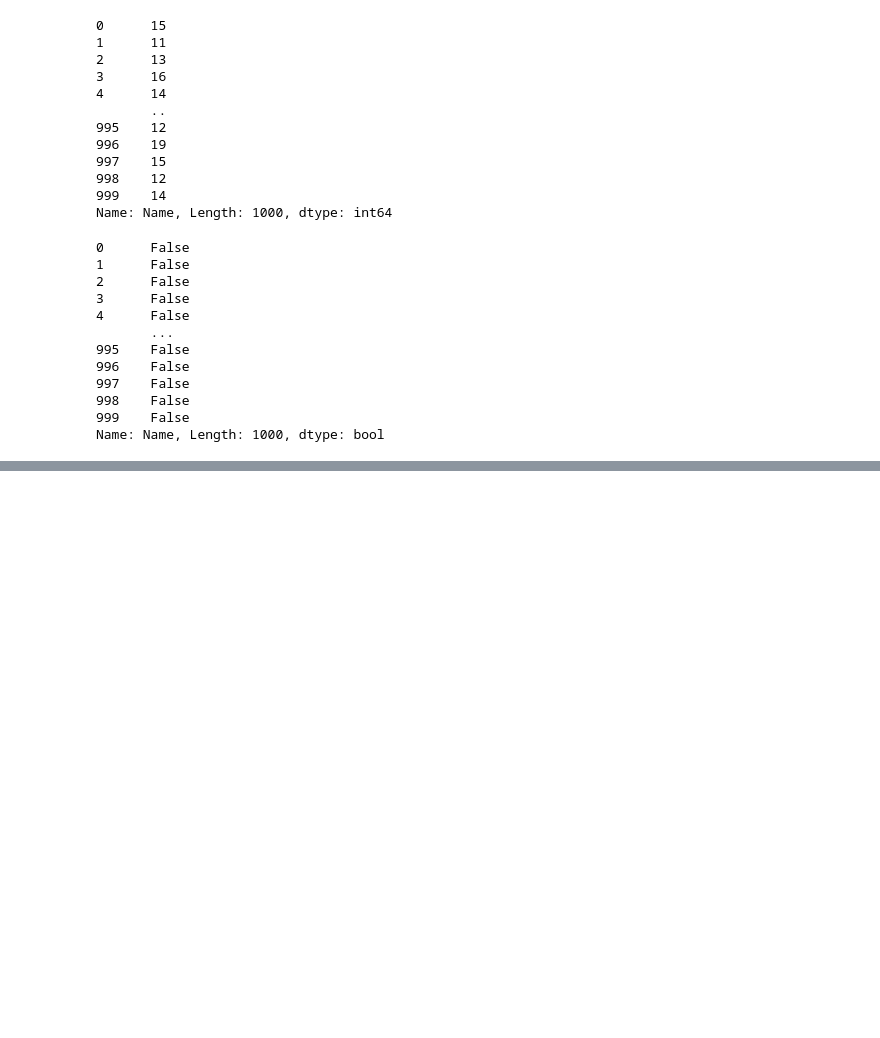
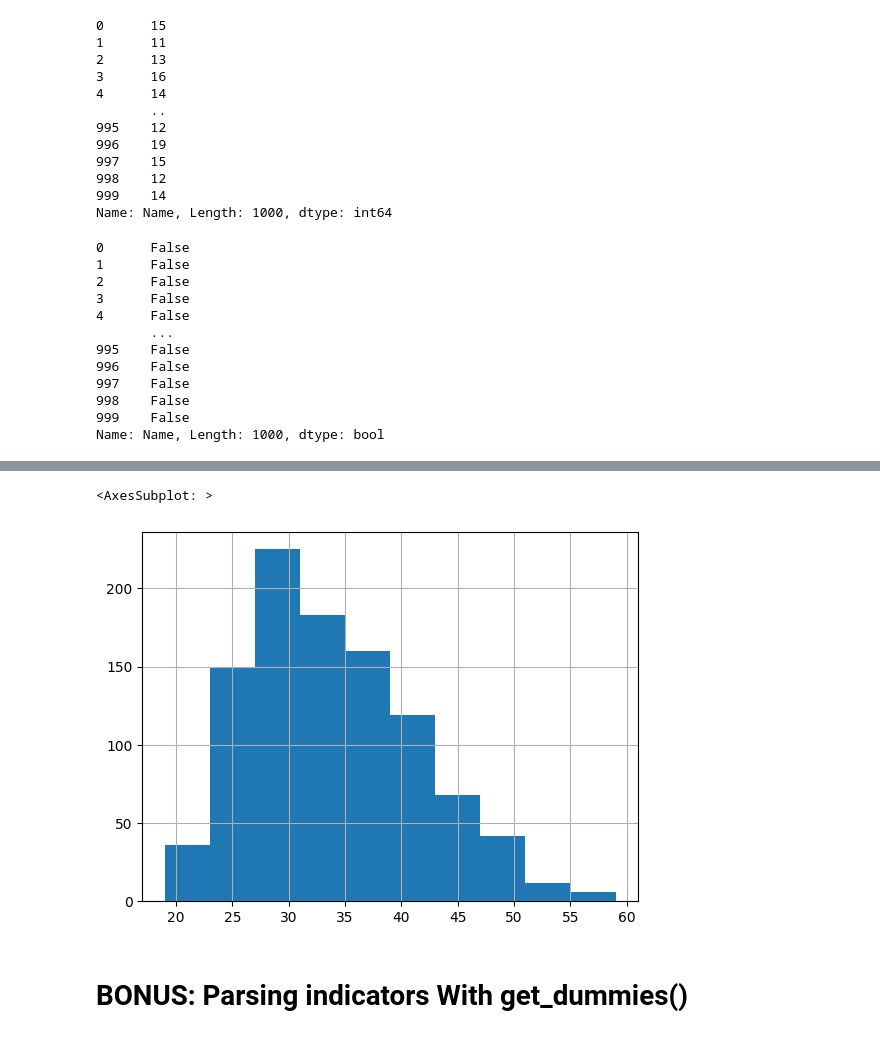
Before and after one commit to TomaszBury/The-ultimate-pandas-bootcamp-advanced-python-data-analysis, a Jupyter notebook: section_11/regex_and_text_manipulation.ipynb, the cells around one changed output, grey strips where cells are left out. Cells and saved outputs as stored; diff of their text form; code cells hidden in the pictures; blank space fills up the shorter version.

```diff
--- a/section_11/regex_and_text_manipulation.ipynb
+++ b/section_11/regex_and_text_manipulation.ipynb
@@ -233,0 +664,2 @@ Name: Name, Length: 1000, dtype: bool
+# %%
+boston.Name = boston.Name.str.strip()
@@ -233,0 +772,4 @@ Name: Name, Length: 1000, dtype: bool
+# %%
+boston['First Name'] = boston.Name.str.split(',').str.get(1)
+boston['Last Name'] = boston.Name.str.split(',').str.get(0)
+boston.head()
@@ -233,0 +851,2 @@ Name: Name, Length: 1000, dtype: bool
+# %%
+boston.drop(['First Name', 'Last Name'], axis=1, inplace=True)
@@ -233,0 +1061,2 @@ Name: Name, Length: 1000, dtype: bool
+# %%
+boston[['First Name', 'Last Name']] = boston.Name.str.split(', ', expand=True)
@@ -233,0 +1516,7 @@ Name: Name, Length: 1000, dtype: bool
+# %%
+boston.Age.hist()
+# %% [output]
+<AxesSubplot: >
+[figure, added]
+# %% [markdown]
+# **BONUS:** Parsing indicators With get_dummies()
```
Also changed, not shown: parts of 183 cells of this notebook.
